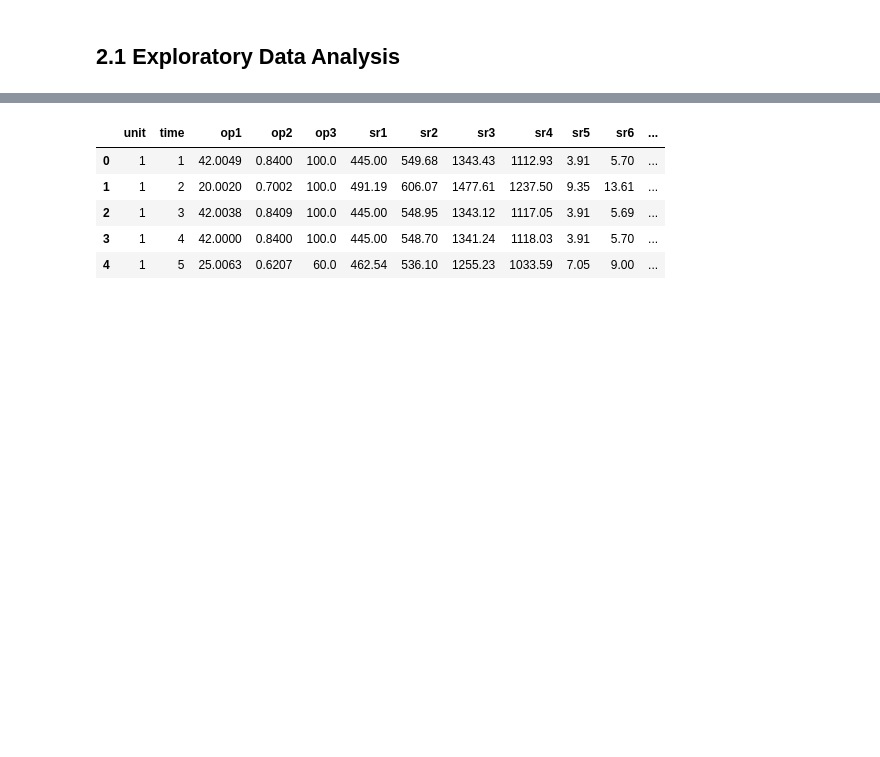
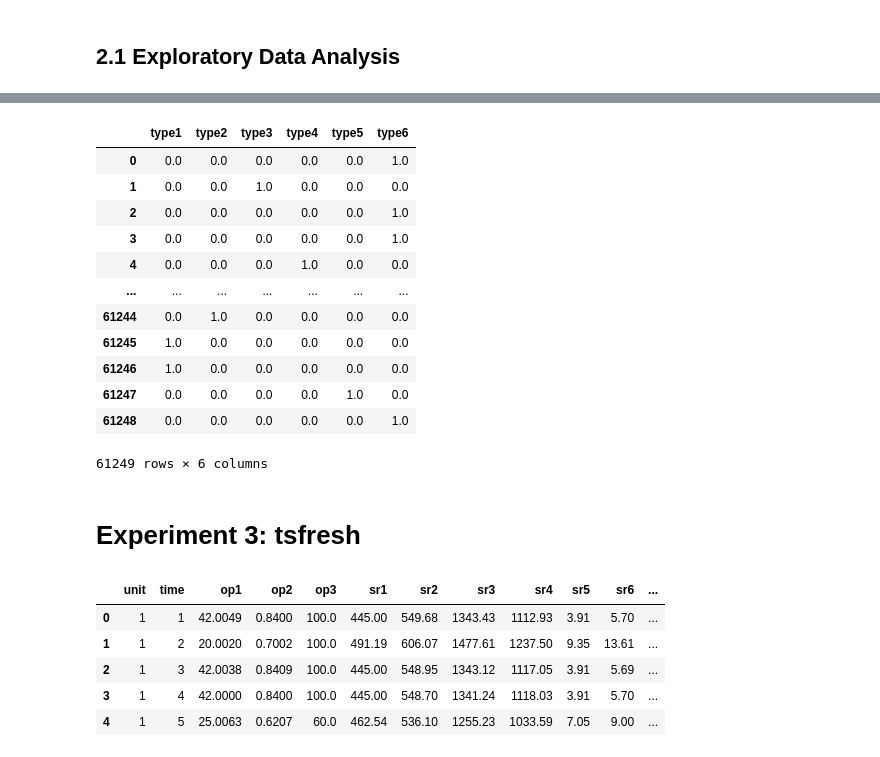
Before and after one commit to yifeisg/IT5006-CMAPSS, a Jupyter notebook: CMAPSS project/FD004.ipynb, the cells around one changed output, grey strips where cells are left out. Saved outputs shown, nothing was run; the diff lists cells and outputs as text; code cells hidden in the pictures; blank space fills up the shorter version.

```diff
--- a/CMAPSS project/FD004.ipynb
+++ b/CMAPSS project/FD004.ipynb
@@ -462,0 +530,19 @@ from tsfresh.feature_extraction import EfficientFCParameters
+# %%
+# type1: op1 in [0,1], op2 in [0,1], op3 in [99,100]
+# type2: op1 in [9,11], op2 in [0.2,0.3], op3 in [99, 100]
+# type3: op1 in [19,21], op2 in [0.65, 0.75], op3 in [99, 100]
+# type4: op1 in [24, 26], op2 in [0.6, 0.63], op3 in [59, 61]
+# type5: op1 in [30, 40], op2 >=0.8, op3 in [99, 100]
+# type6: op1 >=40, op2>=0.8, op3 in [99, 100]
+df_ops=df[['op1','op2','op3']]
+conditions = [
+    (df['op1'].between(0, 1)) & (df['op2'].between(0, 1)) & (df['op3'].between(99, 100)),  # type1
+    (df['op1'].between(9, 11)) & (df['op2'].between(0.2, 0.3)) & (df['op3'].between(99, 100)),  # type2
+    (df['op1'].between(19, 21)) & (df['op2'].between(0.65, 0.75)) & (df['op3'].between(99, 100)),  # type3
+    (df['op1'].between(24, 26)) & (df['op2'].between(0.6, 0.63)) & (df['op3'].between(59, 61)),  # type4
+    (df['op1'].between(30, 40)) & (df['op2'] >= 0.8) & (df['op3'].between(99, 100)),  # type5
+    (df['op1'] >= 40) & (df['op2'] >= 0.8) & (df['op3'].between(99, 100))  # type6
+]
+type_labels = ['type1', 'type2', 'type3', 'type4', 'type5', 'type6']
+df_ops['type'] = np.select(conditions, type_labels, default='undefined')
+df_ops
@@ -462,0 +568,5 @@ from tsfresh.feature_extraction import EfficientFCParameters
+# %%
+from sklearn.preprocessing import OneHotEncoder
+ohe = OneHotEncoder(sparse_output=False, handle_unknown='ignore')
+X_ops=ohe.fit_transform(df_ops[['type']])
+X_ops
@@ -463,3 +581,23 @@ from tsfresh.feature_extraction import EfficientFCParameters
+# %%
+column_names = ['type1', 'type2', 'type3', 'type4', 'type5', 'type6']
+df_ops = pd.DataFrame(X_ops, columns=column_names)
+df_ops
+# %% [output]
+|  | type1 | type2 | type3 | type4 | type5 | type6 |
+| 0 | 0.0 | 0.0 | 0.0 | 0.0 | 0.0 | 1.0 |
+| 1 | 0.0 | 0.0 | 1.0 | 0.0 | 0.0 | 0.0 |
+| 2 | 0.0 | 0.0 | 0.0 | 0.0 | 0.0 | 1.0 |
+| 3 | 0.0 | 0.0 | 0.0 | 0.0 | 0.0 | 1.0 |
+| 4 | 0.0 | 0.0 | 0.0 | 1.0 | 0.0 | 0.0 |
+| ... | ... | ... | ... | ... | ... | ... |
+| 61244 | 0.0 | 1.0 | 0.0 | 0.0 | 0.0 | 0.0 |
+| 61245 | 1.0 | 0.0 | 0.0 | 0.0 | 0.0 | 0.0 |
+| 61246 | 1.0 | 0.0 | 0.0 | 0.0 | 0.0 | 0.0 |
+| 61247 | 0.0 | 0.0 | 0.0 | 0.0 | 1.0 | 0.0 |
+| 61248 | 0.0 | 0.0 | 0.0 | 0.0 | 0.0 | 1.0 |
+61249 rows × 6 columns
+# %% [markdown]
+# Experiment 3: tsfresh
 # %%
 col_1 = ['unit', 'time', 'op1', 'op2', 'op3']
 col_2 = [f'sr{i+1}' for i in range(21)]
```
Also changed, not shown: parts of 14 cells of this notebook.
